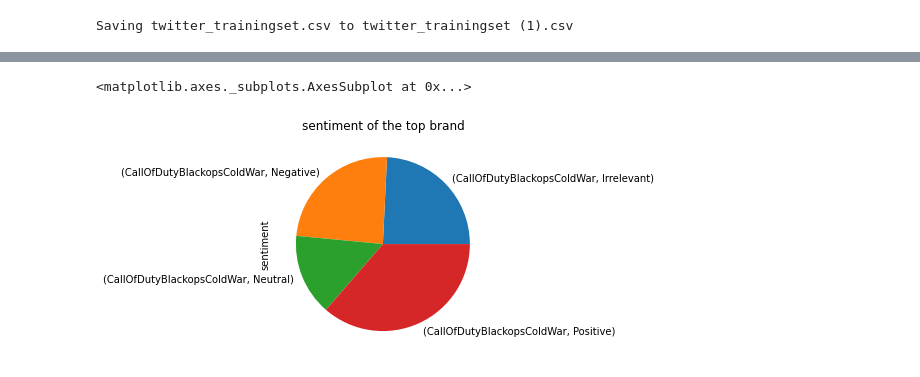
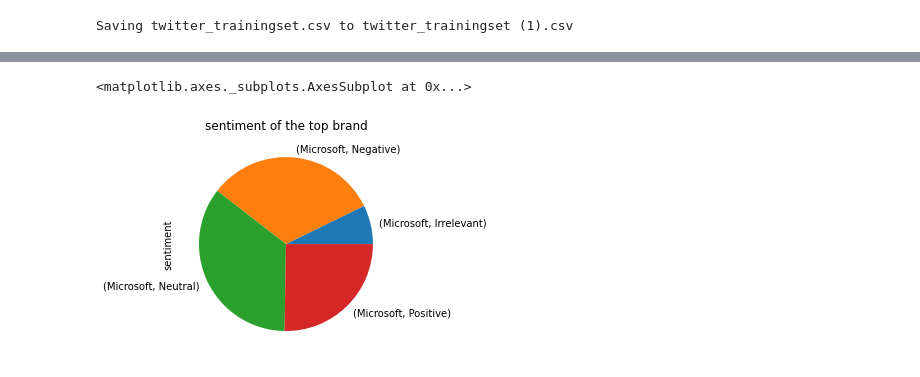
Before and after one commit to omar189/GP, a Jupyter notebook: Consumer_sentiment_analysis.ipynb, the cells around one changed output, grey strips where cells are left out. Saved outputs shown, nothing was run; the diff lists cells and outputs as text; code cells hidden in the pictures.

```diff
--- a/Consumer_sentiment_analysis.ipynb
+++ b/Consumer_sentiment_analysis.ipynb
@@ -672 +703,7 @@ def product_graph(self, **event_args):
+# %%
+productSentimentvolume=DS_Tweets2.groupby(['product','sentiment']).sentiment.count()
+productSentimentvolume[44:48].plot(kind='pie',title="sentiment of the top brand")
+# %% [output]
+<matplotlib.axes._subplots.AxesSubplot at 0x...>
+[figure, added]
 # %%
@@ -681,8 +730,6 @@ productSentiment=DS_Tweets2.groupby(['product','sentiment']).sentiment.count
 # %%
-#uplink sentiment anlaysis graph with anvil
+#uplink most tweeted graph with anvil
 anvil.server.connect("X4N3TM7PQJB3BYWSOBCDQ6MF-4ZCPS75NSZNCKZZZ")
 @anvil.server.callable
-productSentiment()[20:24].plot(kind='pie',title="sentiment of the top brand")
+def SVM(self, **event_args):
+  SVM_accuracy
-# %% [output]
-<matplotlib.axes._subplots.AxesSubplot at 0x...>
-[figure, removed]
```
Also changed, not shown: parts of 16 cells of this notebook.
